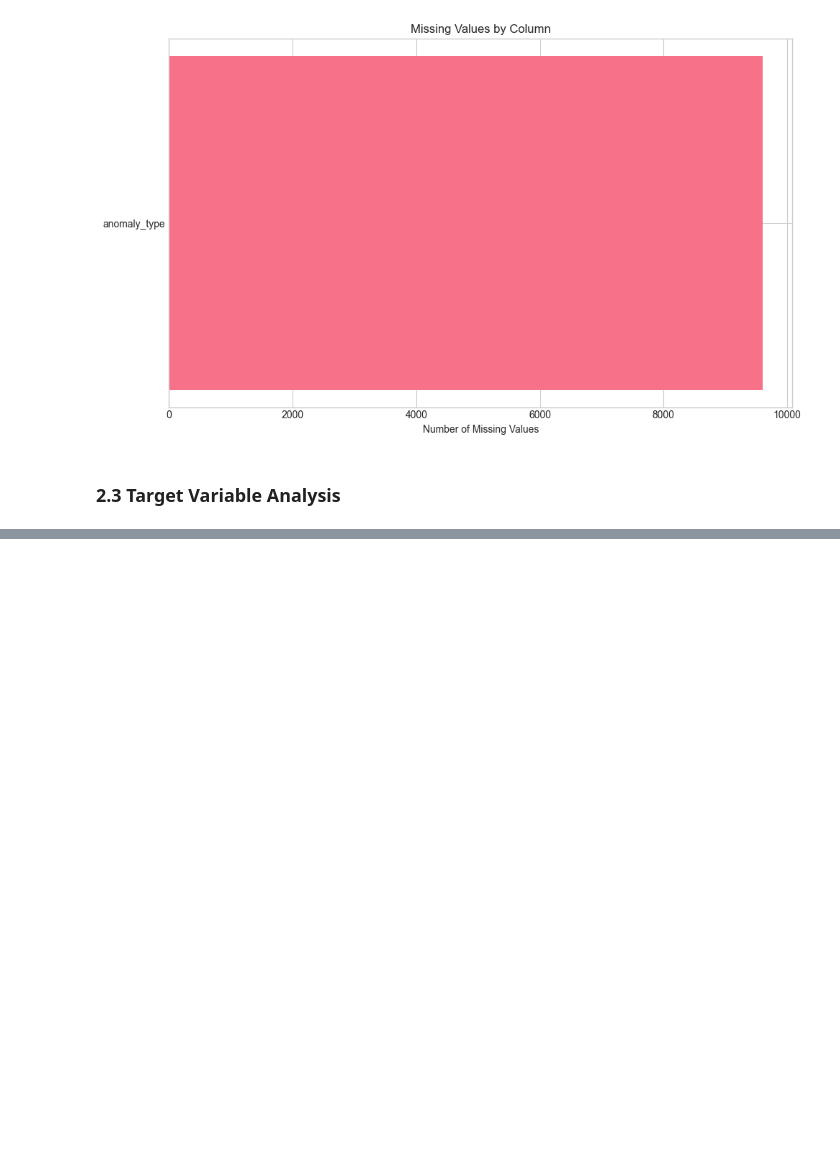
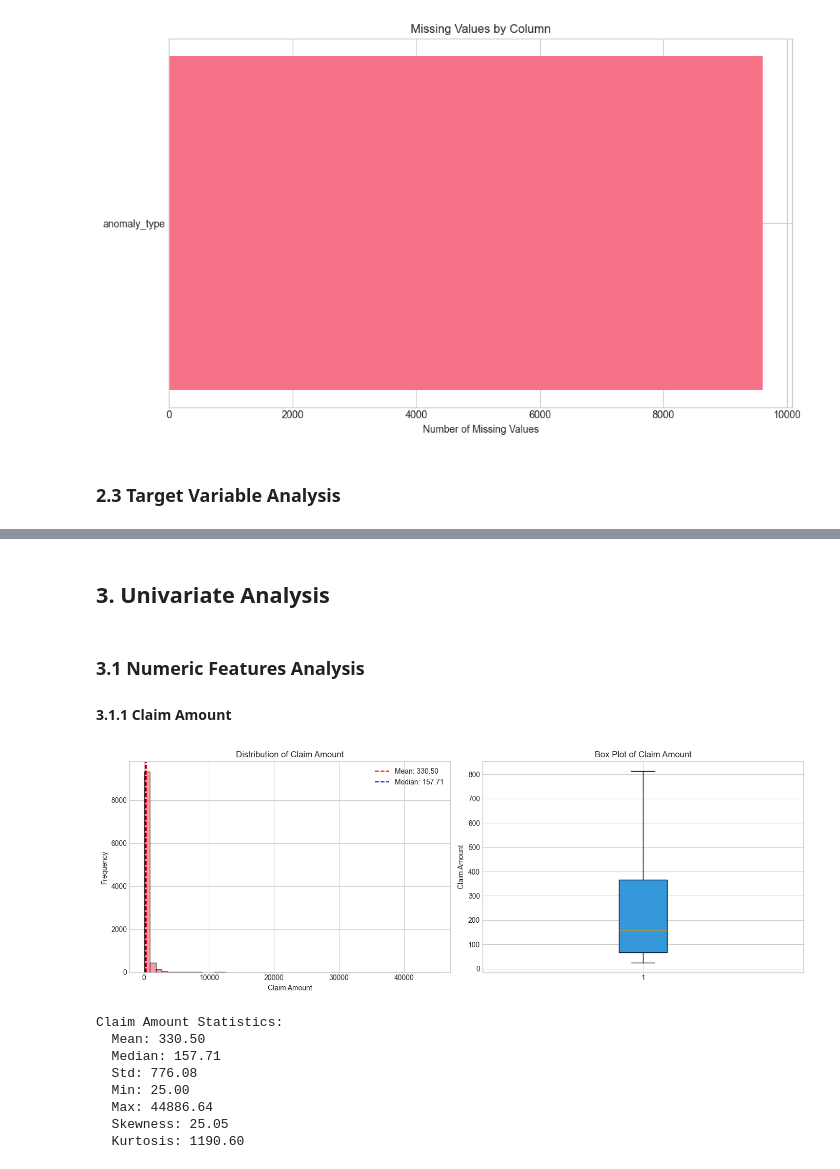
Before and after one commit to Houzibe/health-insurance-fraudulent-claims-detection-system, a Jupyter notebook: notebooks/01_EDA_and_Preprocessing.ipynb, the cells around one changed output, grey strips where cells are left out. Cells and saved outputs as stored; diff of their text form; code cells hidden in the pictures; blank space fills up the shorter version.

Commit message:
added numeric feature analysis of the claim amount

```diff
--- a/notebooks/01_EDA_and_Preprocessing.ipynb
+++ b/notebooks/01_EDA_and_Preprocessing.ipynb
@@ -160,0 +163,45 @@ KeyError: 'Is_Fraudulent'
+# %% [markdown]
+## 3. Univariate Analysis
+# %% [markdown]
+### 3.1 Numeric Features Analysis
+#### 3.1.1 Claim Amount
+# %%
+fig, axes = plt.subplots(1, 2, figsize=(14, 5))
+
+# Histogram
+axes[0].hist(df['billed_amount'], bins=50, edgecolor='black', alpha=0.7)
+axes[0].axvline(df['billed_amount'].mean(), color='red', linestyle='--', label=f'Mean: {df["billed_amount"].mean():.2f}')
+axes[0].axvline(df['billed_amount'].median(), color='blue', linestyle='--', label=f'Median: {df["billed_amount"].median():.2f}')
+axes[0].set_xlabel('Claim Amount')
+axes[0].set_ylabel('Frequency')
+axes[0].set_title('Distribution of Claim Amount')
+axes[0].legend()
+
+# Box plot
+box = axes[1].boxplot(df['billed_amount'], vert=True, patch_artist=True, showfliers=False)
+box['boxes'][0].set_facecolor('#3498db')
+axes[1].set_ylabel('Claim Amount')
+axes[1].set_title('Box Plot of Claim Amount')
+
+plt.tight_layout()
+plt.show()
+
+# Summary statistics
+print("Claim Amount Statistics:")
+print(f"  Mean: {df['billed_amount'].mean():.2f}")
+print(f"  Median: {df['billed_amount'].median():.2f}")
+print(f"  Std: {df['billed_amount'].std():.2f}")
+print(f"  Min: {df['billed_amount'].min():.2f}")
+print(f"  Max: {df['billed_amount'].max():.2f}")
+print(f"  Skewness: {df['billed_amount'].skew():.2f}")
+print(f"  Kurtosis: {df['billed_amount'].kurtosis():.2f}")
+# %% [output]
+[figure, added]
+Claim Amount Statistics:
+  Mean: 330.50
+  Median: 157.71
+  Std: 776.08
+  Min: 25.00
+  Max: 44886.64
+  Skewness: 25.05
+  Kurtosis: 1190.60
```
Also changed, not shown: parts of 1 cell of this notebook.
